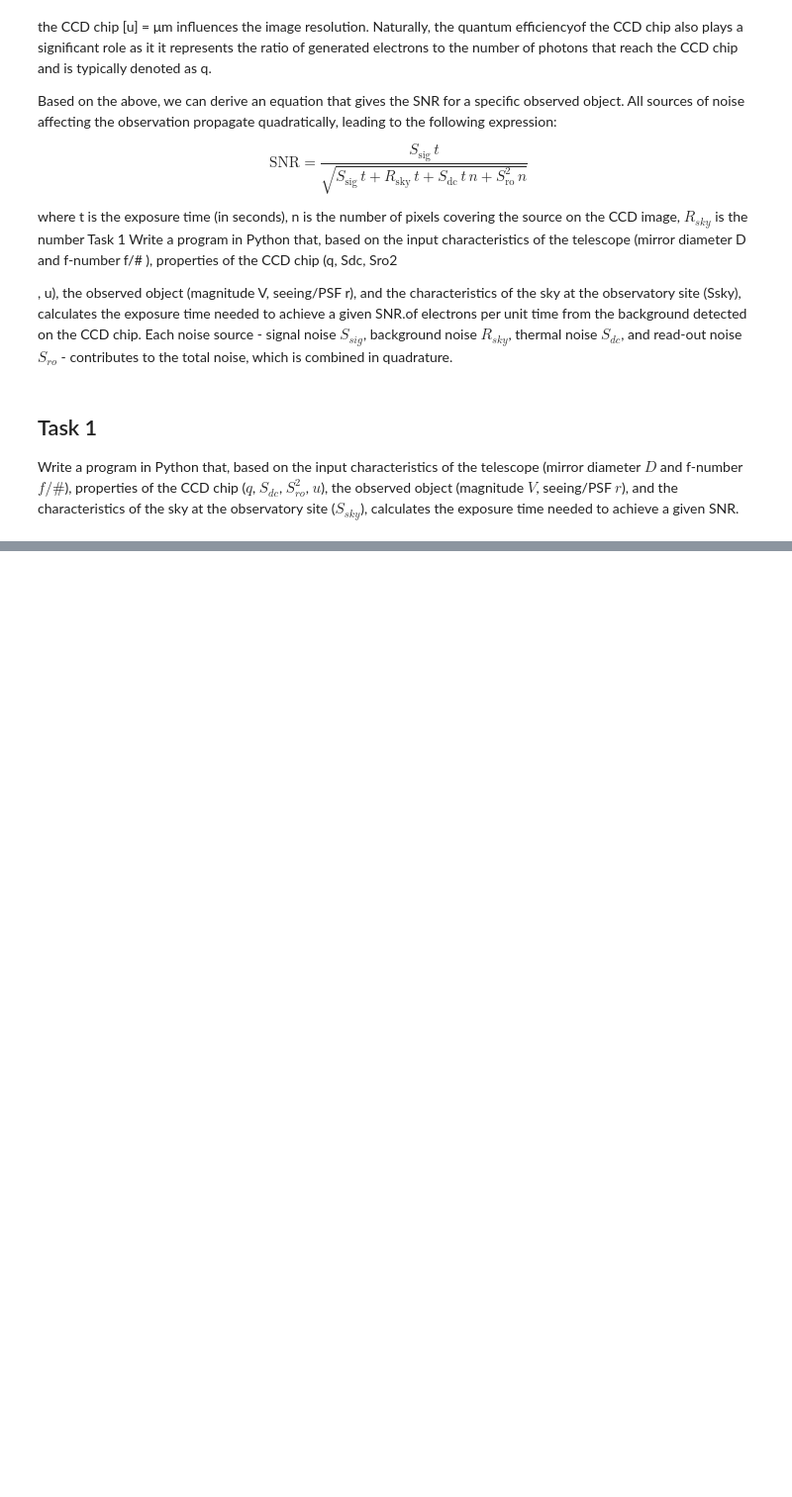
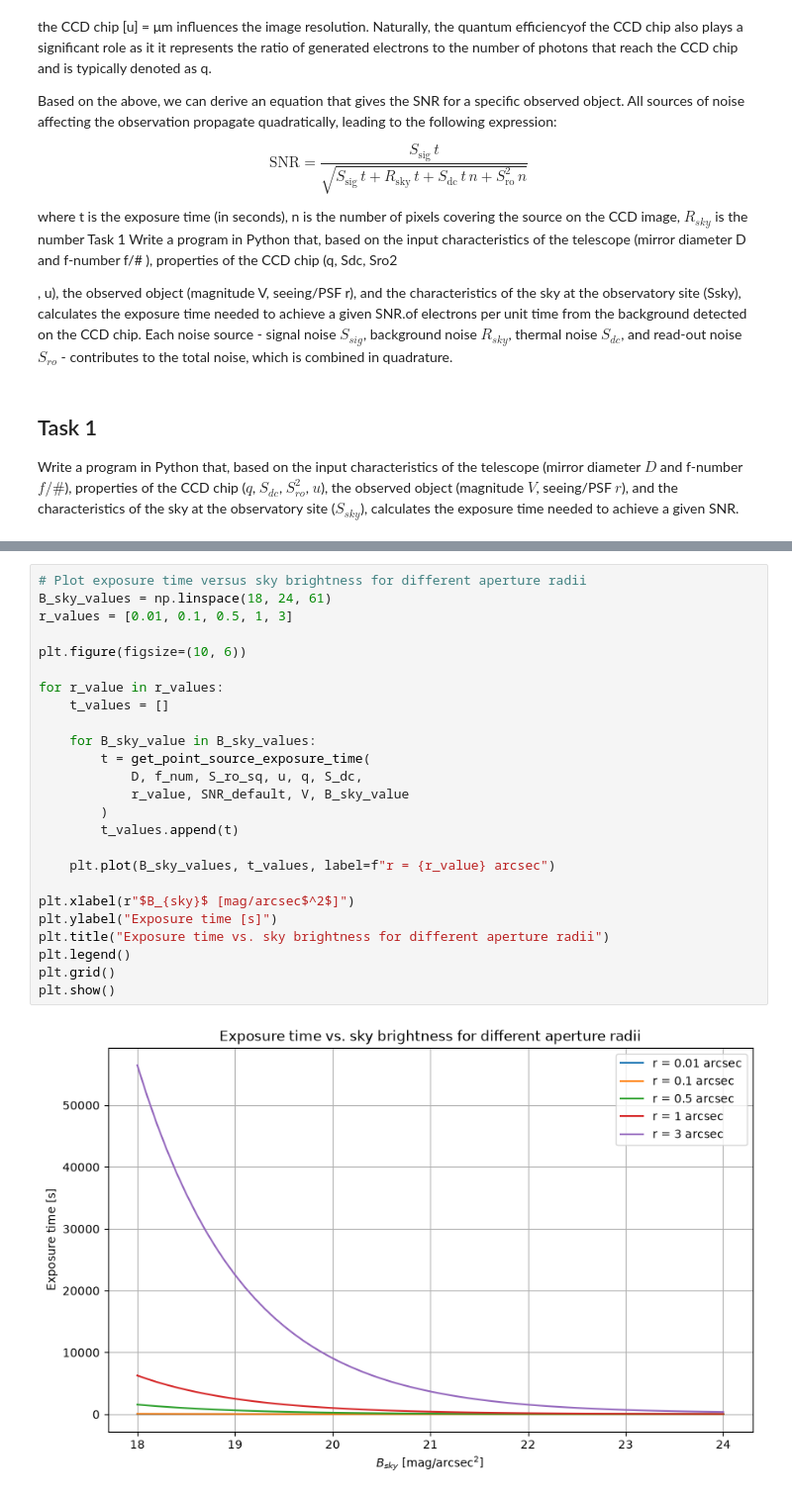
Before and after one commit to Natalia985/Third-semester-MASS, a Jupyter notebook: Astrophysical_Techniques/HW3_Exposure-Time.ipynb, the cells around one changed output, grey strips where cells are left out. Shown at 99% size. Cells and saved outputs as stored; diff of their text form; blank space fills up the shorter version.

```diff
--- a/Astrophysical_Techniques/HW3_Exposure-Time.ipynb
+++ b/Astrophysical_Techniques/HW3_Exposure-Time.ipynb
@@ -116,0 +241,27 @@ Calculate the exposure time for the Andromeda Galaxy (M31) to be observed with t
+# %%
+# Plot exposure time versus sky brightness for different aperture radii
+B_sky_values = np.linspace(18, 24, 61)
+r_values = [0.01, 0.1, 0.5, 1, 3]
+
+plt.figure(figsize=(10, 6))
+
+for r_value in r_values:
+    t_values = []
+
+    for B_sky_value in B_sky_values:
+        t = get_point_source_exposure_time(
+            D, f_num, S_ro_sq, u, q, S_dc,
+            r_value, SNR_default, V, B_sky_value
+        )
+        t_values.append(t)
+
+    plt.plot(B_sky_values, t_values, label=f"r = {r_value} arcsec")
+
+plt.xlabel(r"$B_{sky}$ [mag/arcsec$^2$]")
+plt.ylabel("Exposure time [s]")
+plt.title("Exposure time vs. sky brightness for different aperture radii")
+plt.legend()
+plt.grid()
+plt.show()
+# %% [output]
+[figure, added]
```
Also changed, not shown: parts of 10 cells of this notebook.
